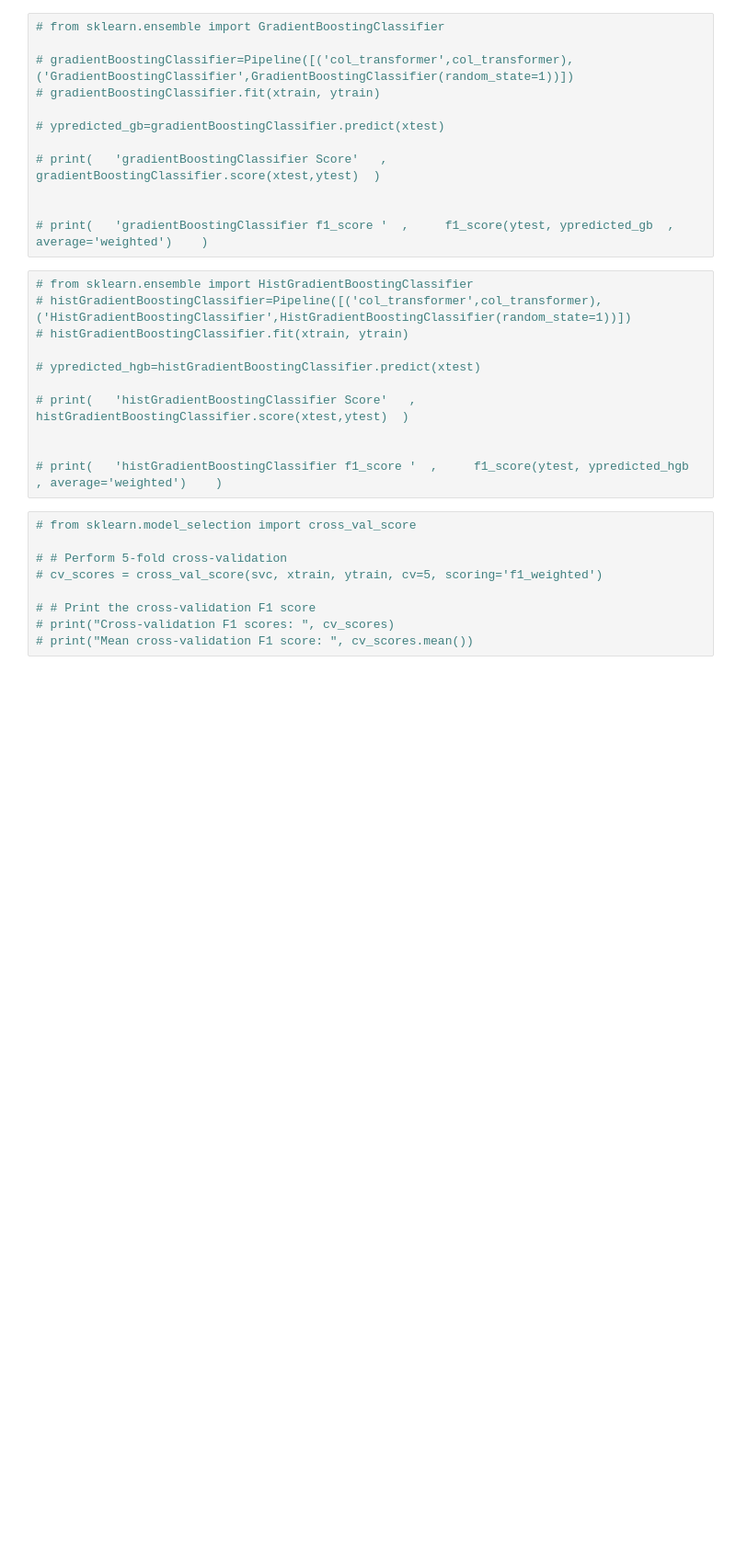
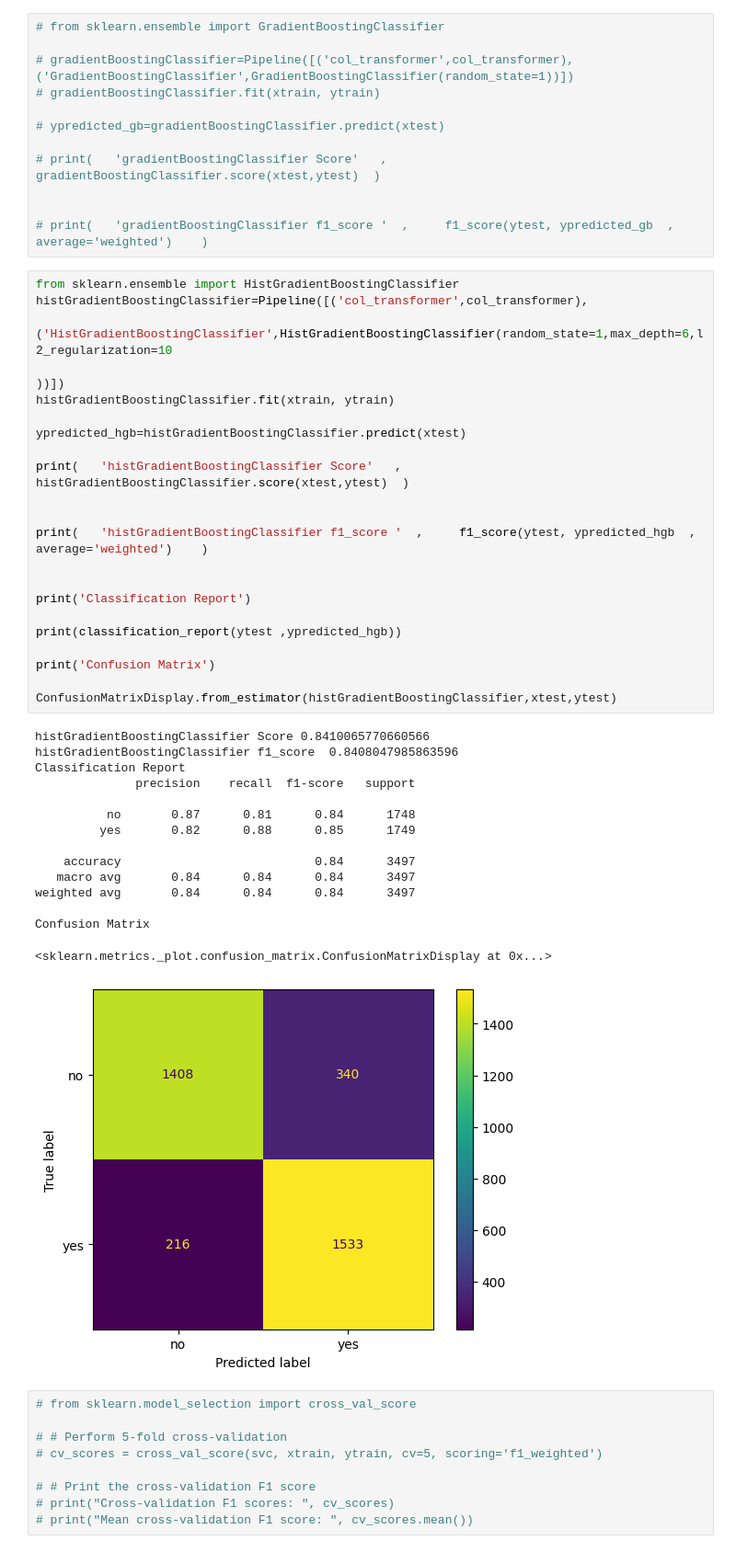
Before and after one commit to linisha04/Predict-the-Success-of-Bank-telemarketing, a Jupyter notebook: liniiiii.ipynb, the cells around one changed output. Shown at 92% size. Cells and saved outputs as stored; diff of their text form; blank space fills up the shorter version.

Commit message:
Kaggle Notebook | 22f2000254-notebook-t32024 | 35-histGradientBoostingClassifier-fe

```diff
--- a/liniiiii.ipynb
+++ b/liniiiii.ipynb
@@ -1114,16 +1114,43 @@ Confusion Matrix
 
 # print(   'gradientBoostingClassifier f1_score '  ,     f1_score(ytest, ypredicted_gb  , average='weighted')    )
 # %%
-# from sklearn.ensemble import HistGradientBoostingClassifier
-# histGradientBoostingClassifier=Pipeline([('col_transformer',col_transformer),('HistGradientBoostingClassifier',HistGradientBoostingClassifier(random_state=1))])
-# histGradientBoostingClassifier.fit(xtrain, ytrain)
+from sklearn.ensemble import HistGradientBoostingClassifier
+histGradientBoostingClassifier=Pipeline([('col_transformer',col_transformer),
+                                         ('HistGradientBoostingClassifier',HistGradientBoostingClassifier(random_state=1,max_depth=6,l2_regularization=10
+                                                                                                          ))])
+histGradientBoostingClassifier.fit(xtrain, ytrain)
 
-# ypredicted_hgb=histGradientBoostingClassifier.predict(xtest)
+ypredicted_hgb=histGradientBoostingClassifier.predict(xtest)
 
-# print(   'histGradientBoostingClassifier Score'   ,  histGradientBoostingClassifier.score(xtest,ytest)  )
+print(   'histGradientBoostingClassifier Score'   ,  histGradientBoostingClassifier.score(xtest,ytest)  )
 
 
-# print(   'histGradientBoostingClassifier f1_score '  ,     f1_score(ytest, ypredicted_hgb  , average='weighted')    )
+print(   'histGradientBoostingClassifier f1_score '  ,     f1_score(ytest, ypredicted_hgb  , average='weighted')    )
+
+
+print('Classification Report')
+
+print(classification_report(ytest ,ypredicted_hgb))
+
+print('Confusion Matrix')
+
+ConfusionMatrixDisplay.from_estimator(histGradientBoostingClassifier,xtest,ytest)
+# %% [output]
+histGradientBoostingClassifier Score 0.8410065770660566
+histGradientBoostingClassifier f1_score  0.8408047985863596
+Classification Report
+              precision    recall  f1-score   support
+
+          no       0.87      0.81      0.84      1748
+         yes       0.82      0.88      0.85      1749
+
+    accuracy                           0.84      3497
+   macro avg       0.84      0.84      0.84      3497
+weighted avg       0.84      0.84      0.84      3497
+
+Confusion Matrix
+<sklearn.metrics._plot.confusion_matrix.ConfusionMatrixDisplay at 0x...>
+[figure, added]
 # %%
 # from sklearn.model_selection import cross_val_score
 
```
Also changed, not shown: parts of 1 cell of this notebook.
